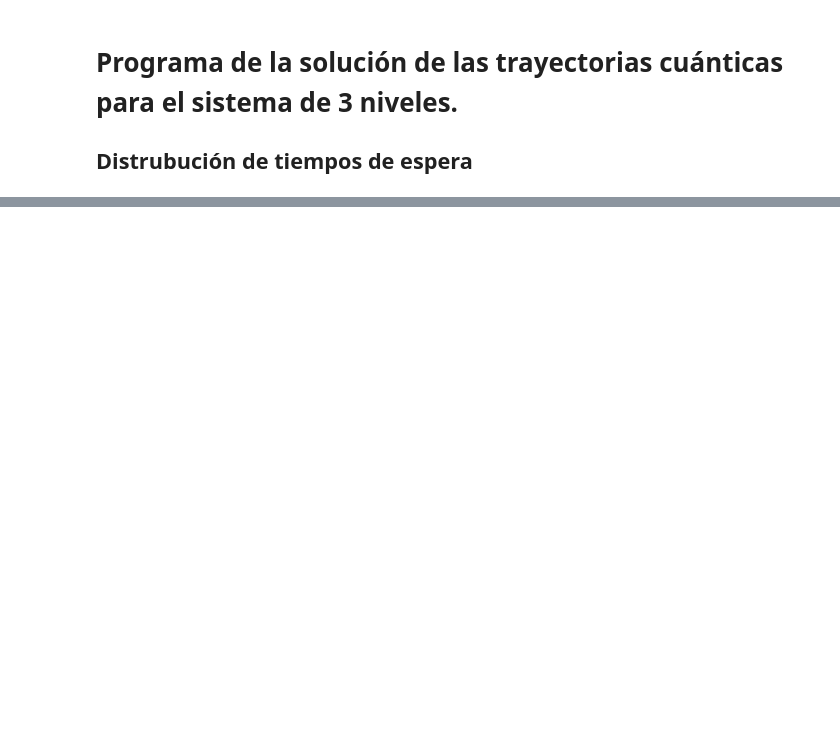
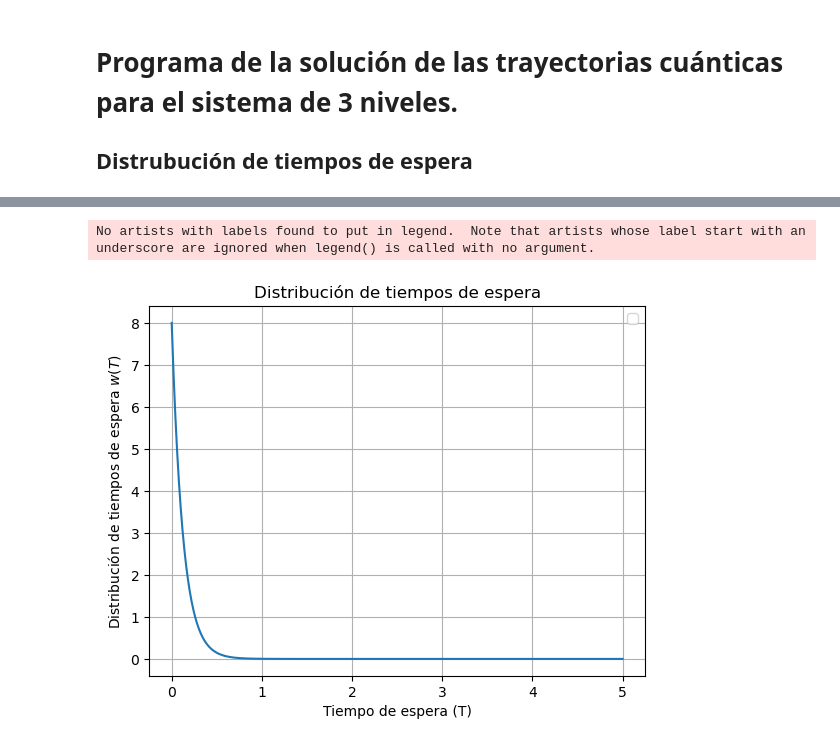
Before and after one commit to LKelvin26/FRI, a Jupyter notebook: Distribución de tiempos de espera.ipynb, the cells around one changed output, grey strips where cells are left out. Saved outputs shown, nothing was run; the diff lists cells and outputs as text; code cells hidden in the pictures; blank space fills up the shorter version.

```diff
--- a/Distribución de tiempos de espera.ipynb
+++ b/Distribución de tiempos de espera.ipynb
@@ -243,0 +161,25 @@ plt.show()
+# %%
+import numpy as np
+import matplotlib.pyplot as plt
+
+# Definimos los parámetros de la distribución
+xi = 4.0  # Parámetro ξ (ajustable)
+I_bar = 2.0  # Parámetro promedio de intensidad Ī (ajustable)
+
+# Definimos el rango de tiempos de espera T
+T = np.linspace(0, 5, 1000)
+
+# Calculamos la distribución de tiempos de espera w(T)
+w_T = xi * I_bar * np.exp(-xi * I_bar * T)
+
+# Graficamos la distribución
+plt.plot(T, w_T)
+plt.xlabel("Tiempo de espera (T)")
+plt.ylabel("Distribución de tiempos de espera $w(T)$")
+plt.title("Distribución de tiempos de espera")
+plt.legend()
+plt.grid(True)
+plt.show()
+# %% [output]
+No artists with labels found to put in legend.  Note that artists whose label start with an underscore are ignored when legend() is called with no argument.
+[figure, added]
```
Also changed, not shown: parts of 14 cells of this notebook, 16 other files.
